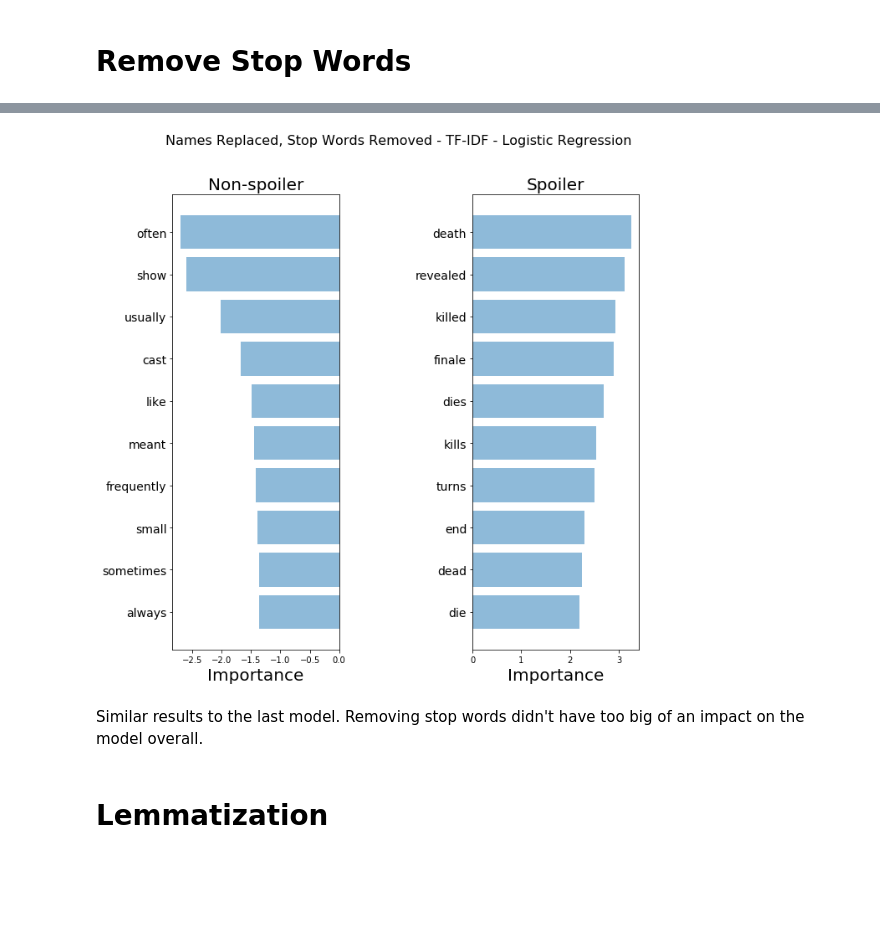
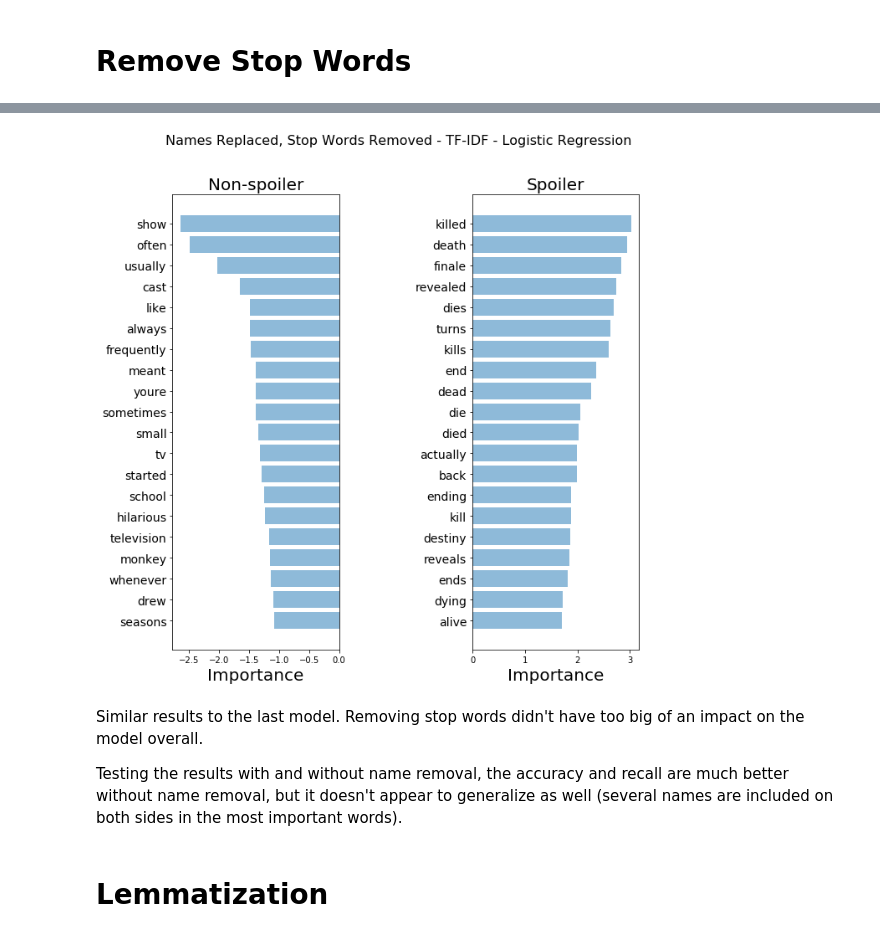
Before and after one commit to ryansmick/victor, a Jupyter notebook: model_selection.ipynb, the cells around one changed output, grey strips where cells are left out. Cells and saved outputs as stored; diff of their text form; code cells hidden in the pictures; blank space fills up the shorter version.

```diff
--- a/model_selection.ipynb
+++ b/model_selection.ipynb
@@ -515,5 +571,5 @@ plt.show()
 # %%
 model = LogisticRegression()
-accuracy, precision, recall, true_labels, pred_labels = validate(model, features, classes)
+accuracy, precision, recall, true_labels, pred_labels, coefs = validate(model, features, classes)
 print("accuracy = {}, precision = {}, recall = {}".format(round(accuracy, 3), round(precision, 3), round(recall, 3)))
 # %% [output]
@@ -564,9 +621,39 @@ def remove_stop_words(df, text_field):
     stop_words = set(stopwords.words('english'))
 
     new_words = []
-    for word in df[text_field]:
+    tokenizer = RegexpTokenizer(r'\w+')
+    for word in tokenizer.tokenize(df[text_field]):
         if word not in stop_words:
             new_words.append(word)
 
-    df[text_field] = new_words
+    df[text_field] = ' '.join(new_words)
     return df
+# %%
+import codecs
+input_file_name = "data/train.balanced.csv"
+input_file = codecs.open(input_file_name, "r",encoding='utf-8', errors='replace')
+
+data = []
+for line in input_file:
+    split_line = split_from_back(line, ',', 4)
+    data.append(split_line[:2])
+
+remove_names_from_list(data, 0)
+
+new_data = []
+for index, row in enumerate(data):
+    try:
+        remove_links(row, 0)
+        remove_mentions(row, 0)
+        remove_non_standard_characters(row, 0)
+        replace_at(row, 0)
+        replace_and(row, 0)
+        remove_punctuation(row, 0)
+        to_lowercase(row, 0)
+        boolean_to_nums(row, 1)
+        remove_stop_words(row, 0)
+        new_data.append(row)
+    except:
+        continue
+input_file.close()
+data = new_data
@@ -583,5 +677,5 @@ plt.show()
 # %%
 model = LogisticRegression()
-accuracy, precision, recall, true_labels, pred_labels = validate(model, features, classes)
+accuracy, precision, recall, true_labels, pred_labels, coefs = validate(model, features, classes)
 print("accuracy = {}, precision = {}, recall = {}".format(round(accuracy, 3), round(precision, 3), round(recall, 3)))
 # %% [output]
@@ -594,30 +688,31 @@ plt.show()
 # %%
 index_to_word = {v:k for k,v in tfidf_vectorizer.vocabulary_.items()}
 
-coefs = model.coef_[0]
 pairs = []
 for index, coef in enumerate(coefs):
     pairs.append((coef, (index, coef)))
 
-largest = find_top_n_values(pairs, largest=True)
-smallest = find_top_n_values(pairs, largest=False)
+largest = find_top_n_values(pairs, 20, largest=True)
+smallest = find_top_n_values(pairs, 20, largest=False)
 
 largest_scores = []
 largest_words = []
 smallest_scores = []
 smallest_words = []
 for elem in largest:
     largest_scores.append(elem[1])
     largest_words.append(index_to_word[elem[0]])
 for elem in smallest:
     smallest_scores.append(elem[1])
     smallest_words.append(index_to_word[elem[0]])
 
 plot_important_words(largest_scores, largest_words, smallest_scores, smallest_words, "Names Replaced, Stop Words Removed - TF-IDF - Logistic Regression")
 # %% [output]
-[figure, old version]
+[figure, new version]
 # %% [markdown]
 Similar results to the last model. Removing stop words didn't have too big of an impact on the model overall.
+
+Testing the results with and without name removal, the accuracy and recall are much better without name removal, but it doesn't appear to generalize as well (several names are included on both sides in the most important words).
 # %% [markdown]
 # Lemmatization
 # %%
```
Also changed, not shown: parts of 49 cells of this notebook.
